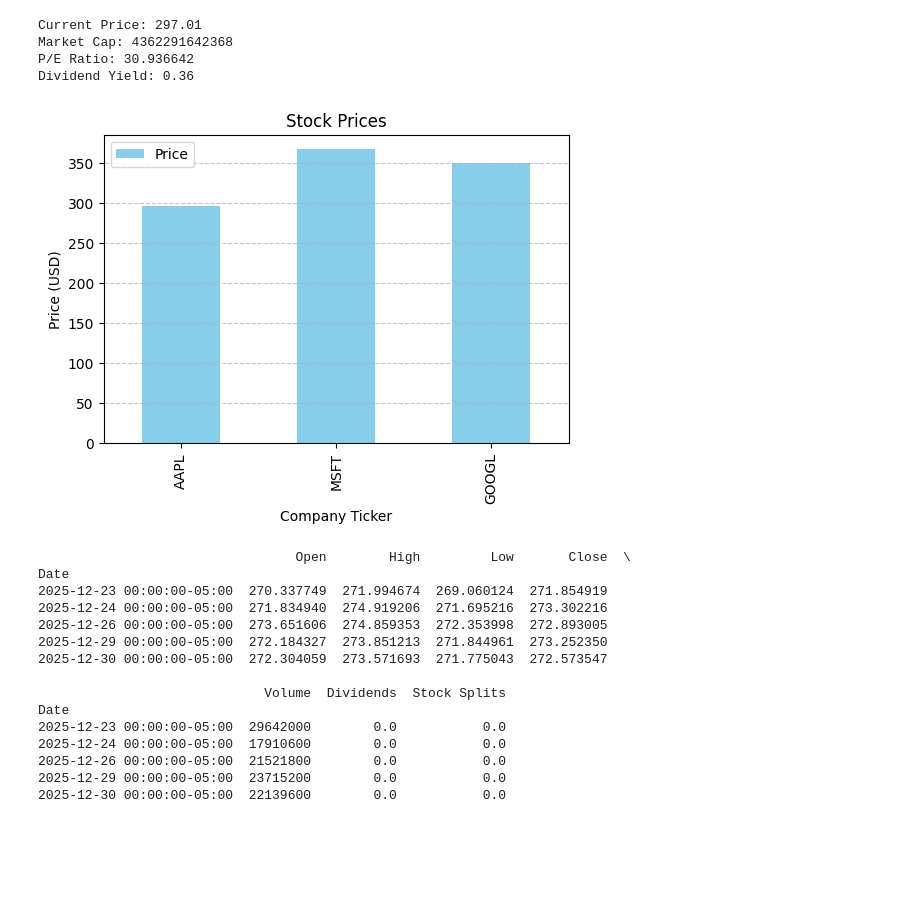
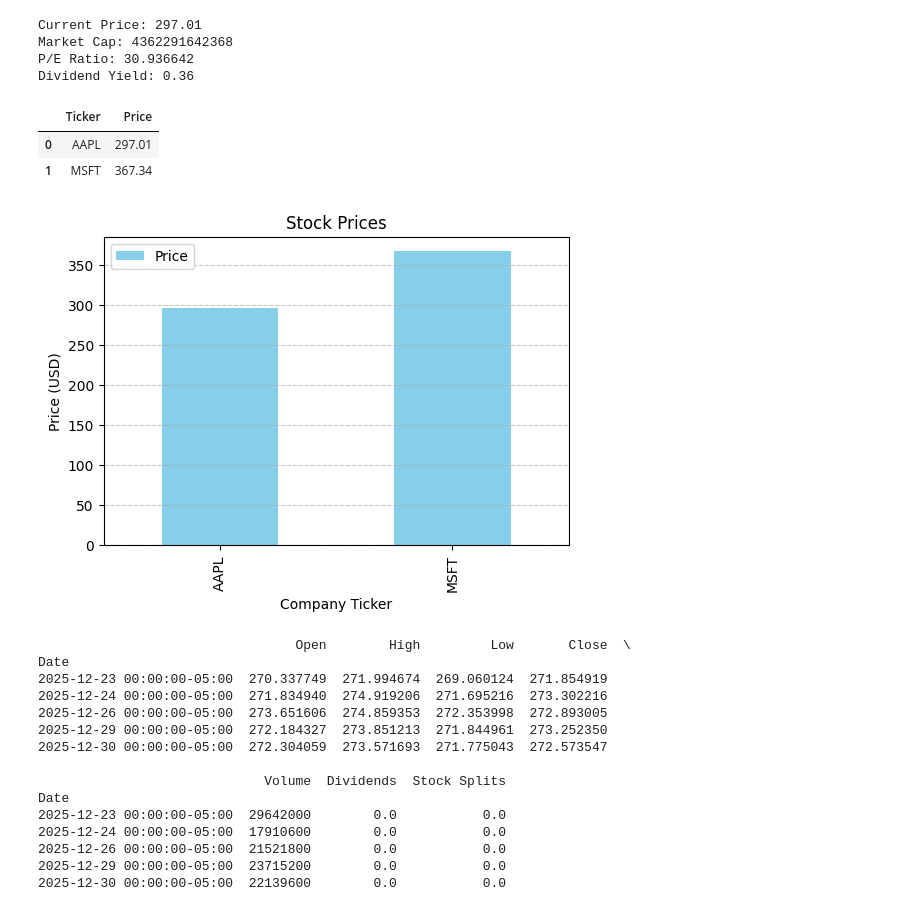
Before and after one commit to Afras2077/Stock-Analysis-Apple-vs-Microsoft, a Jupyter notebook: stock_analysis.ipynb, the cells around one changed output. Cells and saved outputs as stored; diff of their text form; code cells hidden in the pictures; blank space fills up the shorter version.

```diff
--- a/stock_analysis.ipynb
+++ b/stock_analysis.ipynb
@@ -14,6 +14,23 @@ Current Price: 297.01
 Market Cap: 4362291642368
 P/E Ratio: 30.936642
 Dividend Yield: 0.36
+# %%
+import yfinance as yf
+import pandas as pd
+
+tickers = ["AAPL", "MSFT"]
+prices = []
+
+for t in tickers:
+    info = yf.Ticker(t).info
+    prices.append({"Ticker": t, "Price": info["currentPrice"]})
+
+df = pd.DataFrame(prices)
+df
+# %% [output]
+|  | Ticker | Price |
+| 0 | AAPL | 297.01 |
+| 1 | MSFT | 367.34 |
 # %%
 import matplotlib.pyplot as plt
 
@@ -36,7 +53,7 @@ ax.yaxis.grid(True, linestyle="--", alpha=0.7)
 
 plt.show()
 # %% [output]
-[figure, old version]
+[figure, new version]
 # %%
 import yfinance as yf
 
```
Also changed, not shown: parts of 13 cells of this notebook.
